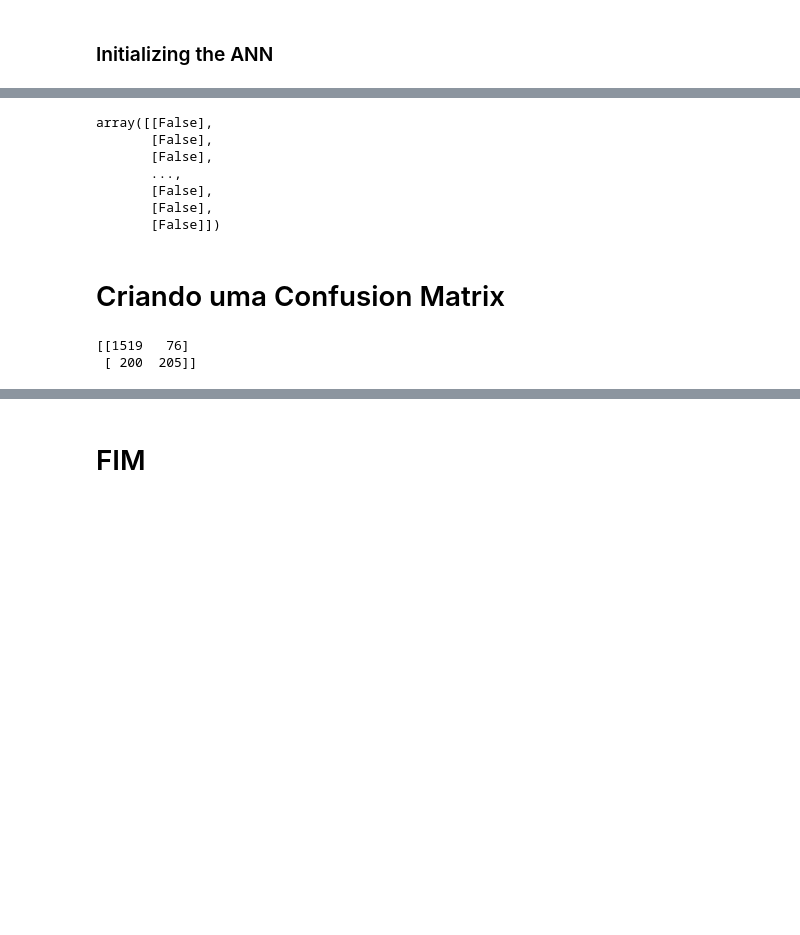
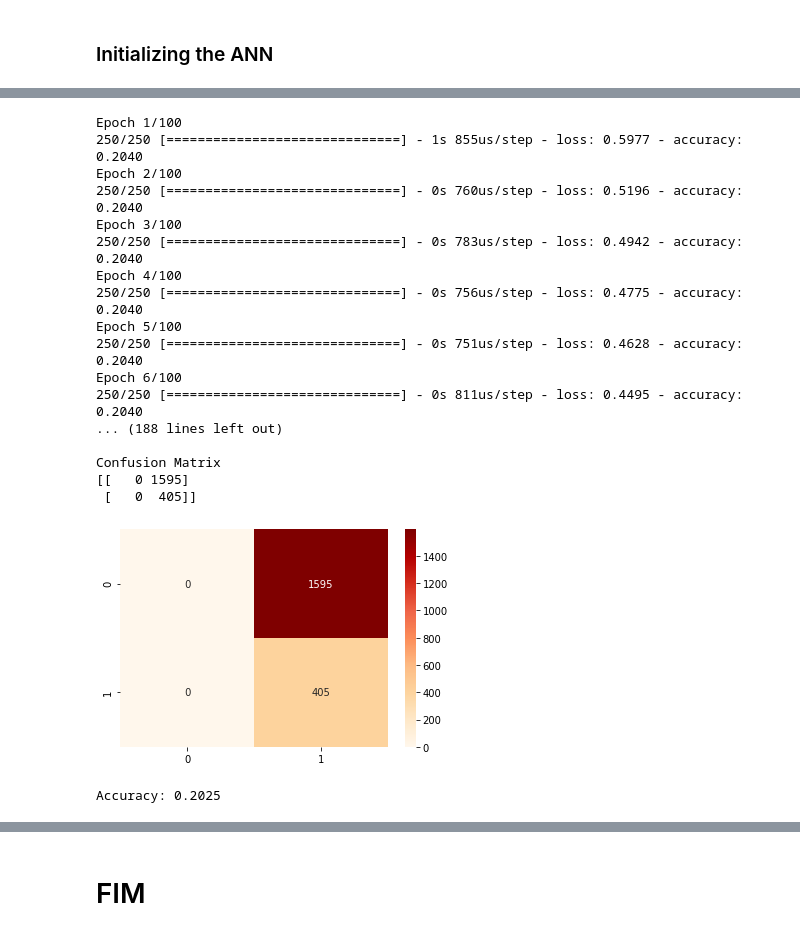
Before and after one commit to deeplearningunb/building-ann, a Jupyter notebook: ArtificialNeuralNetwork.ipynb, the cells around one changed output, grey strips where cells are left out. Cells and saved outputs as stored; diff of their text form; code cells hidden in the pictures; blank space fills up the shorter version.

```diff
--- a/ArtificialNeuralNetwork.ipynb
+++ b/ArtificialNeuralNetwork.ipynb
@@ -129,2 +124,0 @@ ann = tf.keras.models.Sequential()
-# %%
-ann.add(tf.keras.layers.Dense(units=6, activation='relu'))
@@ -133,2 +124,0 @@ ann.add(tf.keras.layers.Dense(units=6, activation='relu'))
-# %%
-ann.add(tf.keras.layers.Dense(units=6, activation='relu'))
@@ -137,2 +124,0 @@ ann.add(tf.keras.layers.Dense(units=6, activation='relu'))
-# %%
-ann.add(tf.keras.layers.Dense(units=1, activation='sigmoid'))
@@ -183,20 +124,0 @@ array([[0.3427144 ],
-# %%
-y_pred = (y_pred > 0.5)
-y_pred
-# %% [output]
-array([[False],
-       [False],
-       [False],
-       ...,
-       [False],
-       [False],
-       [False]])
-# %% [markdown]
-# Criando uma Confusion Matrix
-# %%
-from sklearn.metrics import confusion_matrix
-cm = confusion_matrix(y_test, y_pred)
-print(cm)
-# %% [output]
-[[1519   76]
- [ 200  205]]
@@ -202,0 +127,47 @@ print(cm)
+# %%
+from sklearn.metrics import confusion_matrix
+import matplotlib.pyplot as plt
+import seaborn as sns
+from sklearn.metrics import accuracy_score
+
+def build_ann(activation1, activation2, activation3):
+    ann = tf.keras.models.Sequential()
+    ann.add(tf.keras.layers.Dense(units=6, activation=activation1))
+    ann.add(tf.keras.layers.Dense(units=6, activation=activation2))
+    ann.add(tf.keras.layers.Dense(units=1, activation=activation3))
+
+    ann.compile(optimizer = 'adam', loss = 'binary_crossentropy', metrics = ['accuracy'])
+    ann.fit(X_train, y_train, batch_size = 32, epochs = 100)
+    y_pred = ann.predict(X_test)
+    y_pred
+    y_pred = (y_pred > 0.5)
+    y_pred
+
+    print('\nConfusion Matrix')
+    print(confusion_matrix(y_test, y_pred))
+    sns.heatmap(confusion_matrix(y_test, y_pred), cmap='OrRd', annot=True, fmt='2.0f')
+    plt.show()
+
+    print(f'\nAccuracy: {accuracy_score(y_test, y_pred)}')
+# %%
+build_ann('softmax', 'softmax', 'softmax')
+# %% [output]
+Epoch 1/100
+250/250 [==============================] - 1s 855us/step - loss: 0.5977 - accuracy: 0.2040
+Epoch 2/100
+250/250 [==============================] - 0s 760us/step - loss: 0.5196 - accuracy: 0.2040
+Epoch 3/100
+250/250 [==============================] - 0s 783us/step - loss: 0.4942 - accuracy: 0.2040
+Epoch 4/100
+250/250 [==============================] - 0s 756us/step - loss: 0.4775 - accuracy: 0.2040
+Epoch 5/100
+250/250 [==============================] - 0s 751us/step - loss: 0.4628 - accuracy: 0.2040
+Epoch 6/100
+250/250 [==============================] - 0s 811us/step - loss: 0.4495 - accuracy: 0.2040
+... (188 lines left out)
+
+Confusion Matrix
+[[   0 1595]
+ [   0  405]]
+[figure, added]
+Accuracy: 0.2025
```
Also changed, not shown: parts of 18 cells of this notebook.
